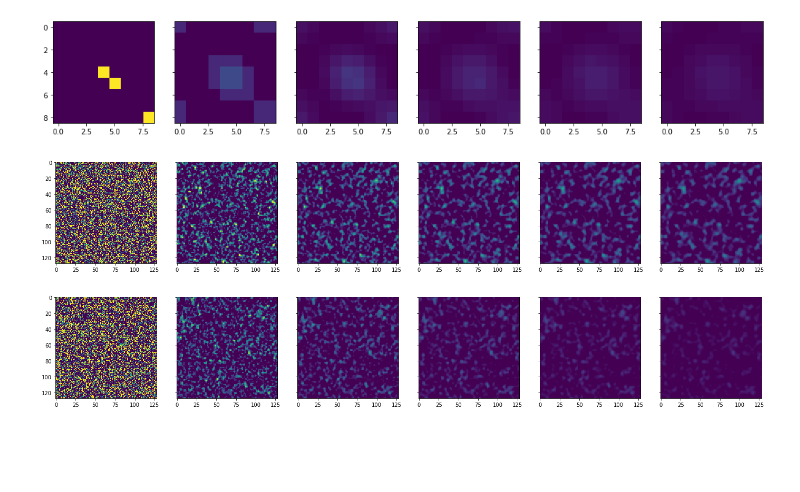
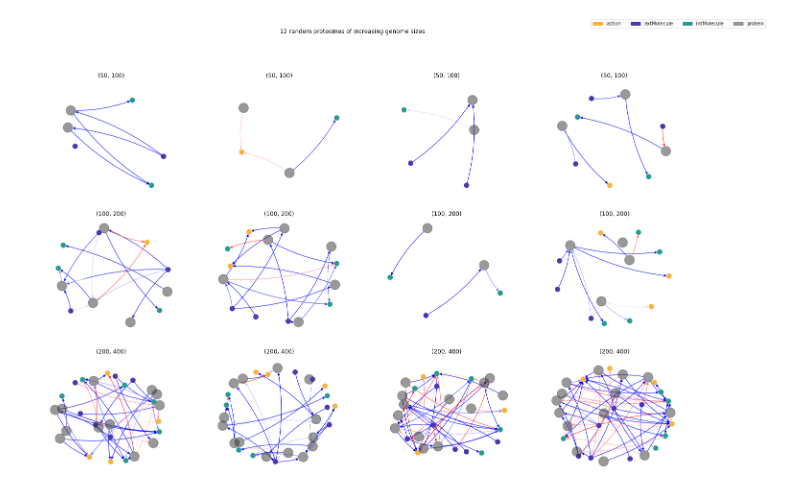
Before and after one commit to mRcSchwering/magic-soup, a Jupyter notebook: check.ipynb, the cells around one changed output. Saved outputs shown, nothing was run; the diff lists cells and outputs as text; code cells hidden in the pictures; blank space fills up the shorter version.

```diff
--- a/check.ipynb
+++ b/check.ipynb
@@ -91,8 +66,0 @@ plot_proteomes(proteomes, title=f"{n} random proteomes of size range {size_range
-# %%
-n = 4
-size_range = (50, 100)
-proteomes = []
-for _ in range(n):
-    genome = rand_genome(size_range)
-    proteomes.append(get_proteome(genome, ignore_cds=True))
-plot_proteomes(proteomes, title=f"{n} random proteomes of size range {size_range} without CDSs")
@@ -101,8 +66,0 @@ plot_proteomes(proteomes, title=f"{n} random proteomes of size range {size_range
-# %%
-n = 4
-size_range = (100, 500)
-proteomes = []
-for _ in range(n):
-    genome = rand_genome(size_range)
-    proteomes.append(get_proteome(genome, ignore_cds=True))
-plot_proteomes(proteomes, title=f"{n} random proteomes of size range {size_range} without CDSs")
@@ -111,32 +67,32 @@ plot_proteomes(proteomes, title=f"{n} random proteomes of size range {size_range
-# %%
-world = World(size=9, layers=1, degrad=1.0)
-world.map[0, 0, 4, 4] = 1.0
-world.map[0, 0, 5, 5] = 1.0
-world.map[0, 0, 8, 8] = 1.0
-n = 6
-fig, axs = plt.subplots(1, n, sharey=True, sharex=True, figsize=(n * 3, 3))
-for i in range(n):
-    axs[i].imshow(world.map[0, 0], interpolation='nearest', vmin=0, vmax=1)
-    world.step()
-# %% [output]
-[figure, removed]
-# %%
-world = World(size=128, layers=1, degrad=1.0)
-world.map = torch.randn(1, 1, 128, 128)
-n = 6
-fig, axs = plt.subplots(1, n, sharey=True, sharex=True, figsize=(n * 4, 4))
-for i in range(n):
-    axs[i].imshow(world.map[0, 0], interpolation='nearest', vmin=0, vmax=1)
-    world.step()
-# %% [output]
-[figure, removed]
-# %%
-world = World(size=128, layers=1, degrad=0.8)
-world.map = torch.randn(1, 1, 128, 128)
-n = 6
-fig, axs = plt.subplots(1, n, sharey=True, sharex=True, figsize=(n * 4, 4))
-for i in range(n):
-    axs[i].imshow(world.map[0, 0], interpolation='nearest', vmin=0, vmax=1)
-    world.step()
-# %% [output]
-[figure, removed]
+# %%
+n_cols = 4
+n_rows = 3
+
+vmap = {"a": "action", "e": "extMolecule", "i": "intMolecule"}
+cmap = {
+    "action": "#FAB33A",
+    "extMolecule": "#483AAE",
+    "intMolecule": "#249C8F",
+    "protein": "#3030307d"
+}
+
+fig, axs = plt.subplots(n_rows, n_cols, sharey=True, sharex=True, figsize=(24, 15))
+fig.suptitle(f"{n_rows * n_cols} random proteomes of increasing genome sizes")
+patches = [mpatches.Patch(color=v, label=k) for k, v in cmap.items()]
+fig.legend(handles=patches, ncol=len(patches), loc="upper right")
+
+size_range = (50, 100)
+for row_i in range(n_rows):
+    for col_i in range(n_cols):
+        ax = axs[row_i, col_i]
+        plotted = False
+        while not plotted:
+            genome = rand_genome(size_range)
+            proteome = genetics.get_proteome(genome)
+            if len(proteome) > 1:
+                plot_proteomes(proteome, ax, cmap, vmap)
+                plotted = True
+        axs[row_i, col_i].title.set_text(size_range)
+    size_range = tuple(d * 2 for d in size_range)
+# %% [output]
+[figure, added]
```
Also changed, not shown: parts of 11 cells of this notebook, 1 other file.
